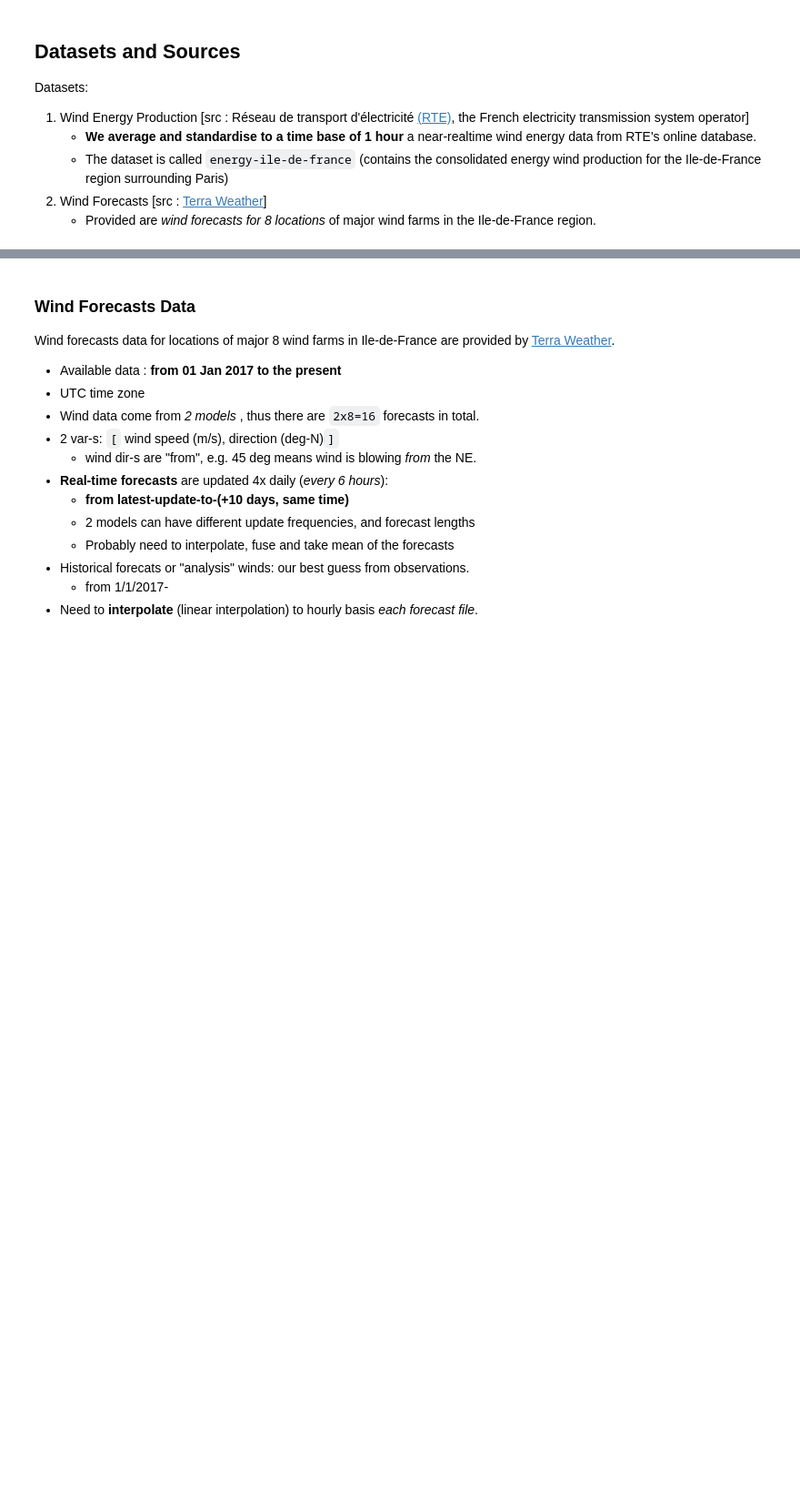
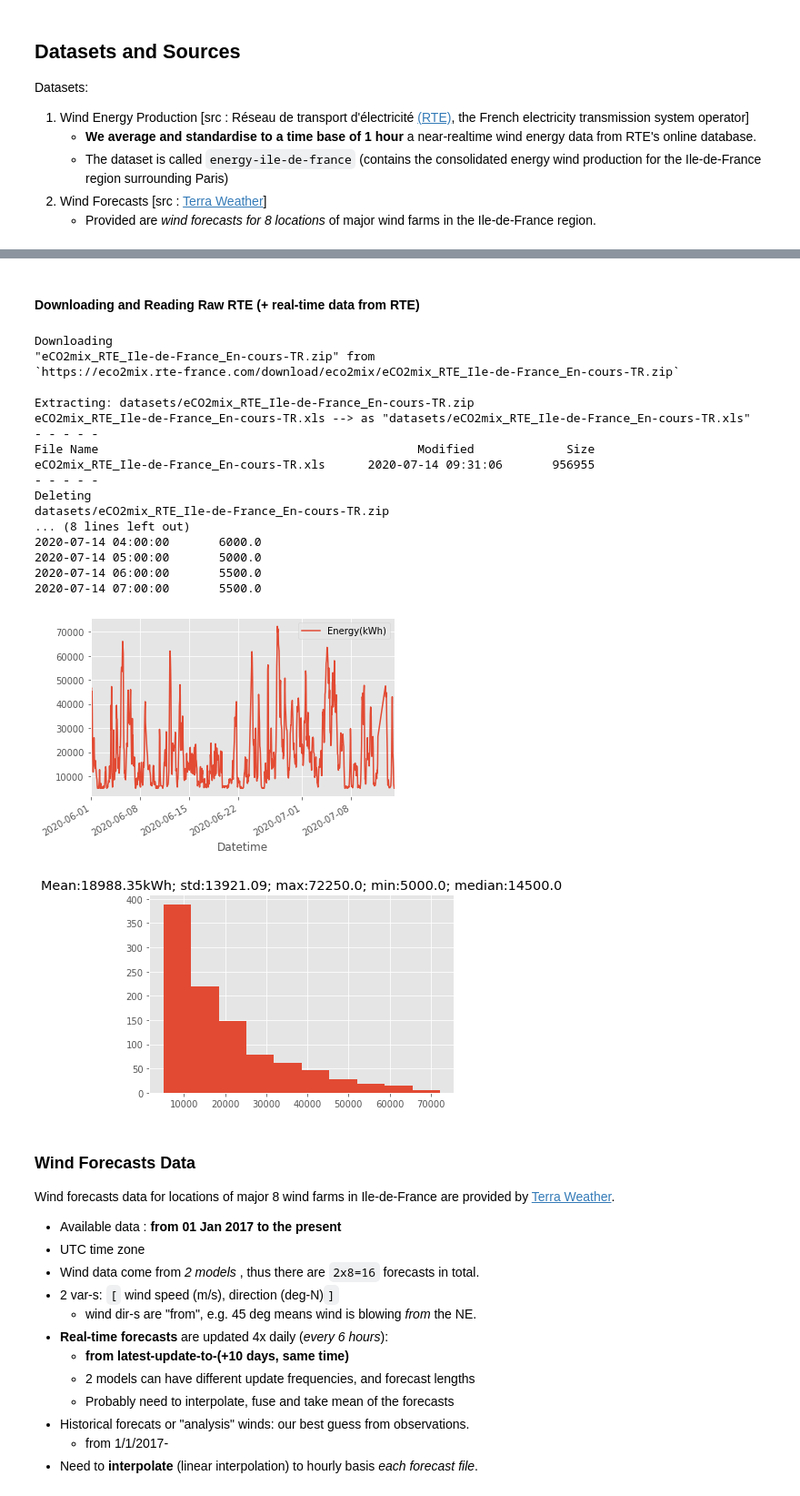
Before and after one commit to mshagirov/datathon2020, a Jupyter notebook: P003/Introduction.ipynb, the cells around one changed output, grey strips where cells are left out. Shown at 91% size. Drawn from its saved outputs; the diff is of its cells as text; code cells hidden in the pictures; blank space fills up the shorter version.

```diff
--- a/P003/Introduction.ipynb
+++ b/P003/Introduction.ipynb
@@ -234,3 +114,48 @@ plt.title(f'Mean:{x.mean():.2f}kWh; std:{x.std():.2f}; max:{x.max()}; min:{x.min
+# %% [markdown]
+#### Downloading and Reading Raw RTE (+ real-time data from RTE)
+# %%
+RTE_data_name = 'real_time'
+RTE_file_path = datautils.download_raw_from_RTE(RTE_data_name,return_filelist=True)
+
+# RTE_file_names = {"2017":"eCO2mix_RTE_Ile-de-France_Annuel-Definitif_2017.xls",
+#               "2018":"eCO2mix_RTE_Ile-de-France_Annuel-Definitif_2018.xls",
+#               "2019_May2020":"eCO2mix_RTE_Ile-de-France_En-cours-Consolide_FIXED_ERRCOLS.xls",
+#               "real_time":"eCO2mix_RTE_Ile-de-France_En-cours-TR.xls"}
+# file location: os.path.join(data_path,RTE_file_name0)
+
+
+df=datautils.read_RTE_as_kwh(RTE_file_path[0],convert2UTC=True)
+t = datetime.datetime.utcnow()
+print('UTC time now: {}-{:02d}-{:02d} {:02d}:{:02d}:{:02d}\n'.format(t.year,t.month,t.day, t.hour,t.minute,t.second))
+print(f'Latest timestamp for wind energy:\n{df.index[-1]}')
+print(df.tail())
+df.plot()
+plt.show()
+
+plt.hist(df.values)
+x= df.values
+plt.title(f'Mean:{x.mean():.2f}kWh; std:{x.std():.2f}; max:{x.max()}; min:{x.min()}; median:{np.median(x)}');
+plt.show()
+# %% [output]
+Downloading
+"eCO2mix_RTE_Ile-de-France_En-cours-TR.zip" from
+`https://eco2mix.rte-france.com/download/eco2mix/eCO2mix_RTE_Ile-de-France_En-cours-TR.zip`
+
+Extracting: datasets/eCO2mix_RTE_Ile-de-France_En-cours-TR.zip
+eCO2mix_RTE_Ile-de-France_En-cours-TR.xls --> as "datasets/eCO2mix_RTE_Ile-de-France_En-cours-TR.xls"
+- - - - -
+File Name                                             Modified             Size
+eCO2mix_RTE_Ile-de-France_En-cours-TR.xls      2020-07-14 09:31:06       956955
+- - - - -
+Deleting
+datasets/eCO2mix_RTE_Ile-de-France_En-cours-TR.zip
+... (8 lines left out)
+2020-07-14 04:00:00       6000.0
+2020-07-14 05:00:00       5000.0
+2020-07-14 06:00:00       5500.0
+2020-07-14 07:00:00       5500.0
+[figure, added]
+[figure, added]
 # %%
 # from datetime import datetime
 # # unix time in ms to human-readable time format:
```
Also changed, not shown: parts of 19 cells of this notebook, 35 other files.
